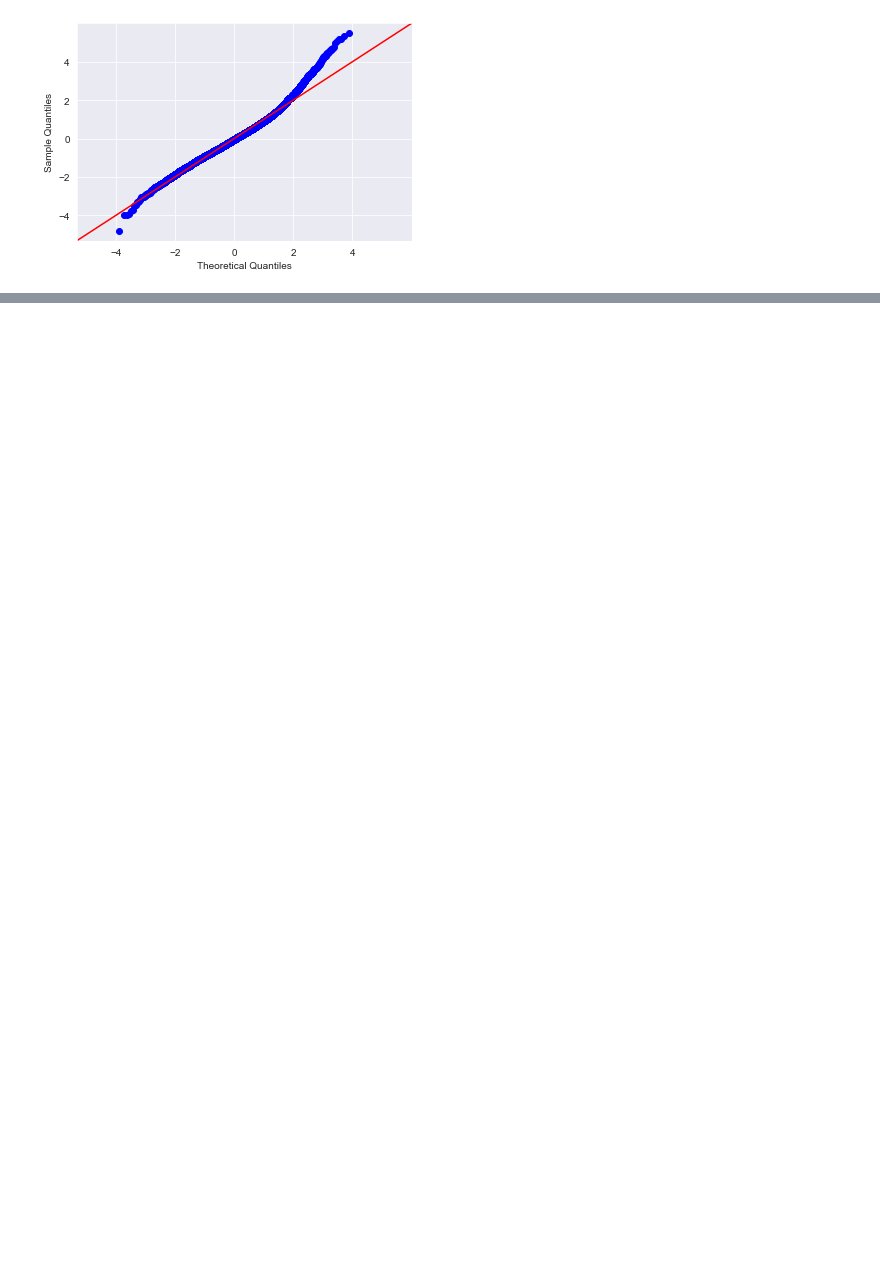
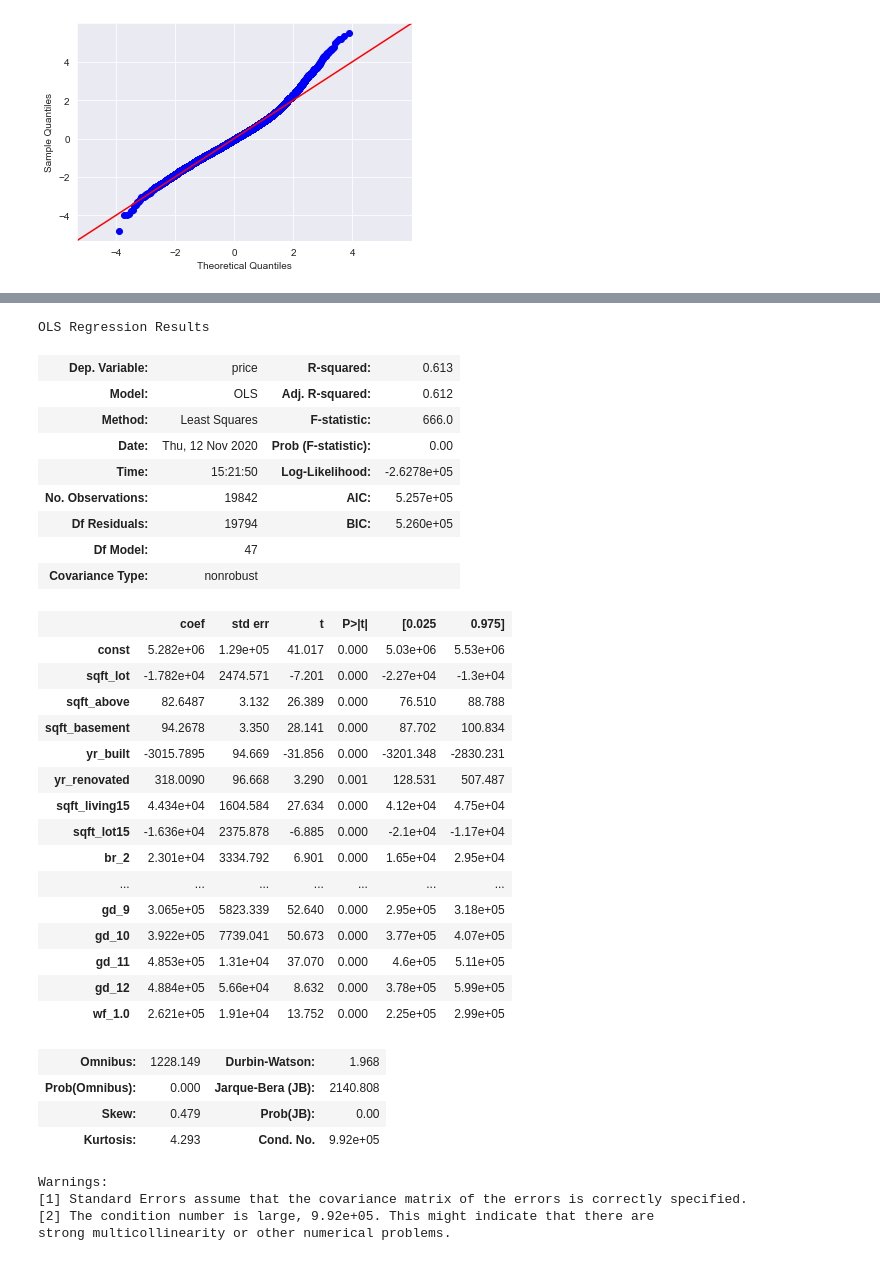
Before and after one commit to psuero1/house-sales-project, a Jupyter notebook: Notebooks/Iterative_Modeling.ipynb, the cells around one changed output, grey strips where cells are left out. Saved outputs shown, nothing was run; the diff lists cells and outputs as text; code cells hidden in the pictures; blank space fills up the shorter version.

```diff
--- a/Notebooks/Iterative_Modeling.ipynb
+++ b/Notebooks/Iterative_Modeling.ipynb
@@ -458,0 +468,40 @@ fig.show()
+# %%
+import statsmodels.api as sm
+XX = sm.add_constant(X_new)
+model = sm.OLS(y, XX).fit()
+model.summary()
+# %% [output]
+OLS Regression Results
+| Dep. Variable: | price | R-squared: | 0.613 |
+| Model: | OLS | Adj. R-squared: | 0.612 |
+| Method: | Least Squares | F-statistic: | 666.0 |
+| Date: | Thu, 12 Nov 2020 | Prob (F-statistic): | 0.00 |
+| Time: | 15:21:50 | Log-Likelihood: | -2.6278e+05 |
+| No. Observations: | 19842 | AIC: | 5.257e+05 |
+| Df Residuals: | 19794 | BIC: | 5.260e+05 |
+| Df Model: | 47 |  |  |
+| Covariance Type: | nonrobust |  |  |
+|  | coef | std err | t | P>|t| | [0.025 | 0.975] |
+| const | 5.282e+06 | 1.29e+05 | 41.017 | 0.000 | 5.03e+06 | 5.53e+06 |
+| sqft_lot | -1.782e+04 | 2474.571 | -7.201 | 0.000 | -2.27e+04 | -1.3e+04 |
+| sqft_above | 82.6487 | 3.132 | 26.389 | 0.000 | 76.510 | 88.788 |
+| sqft_basement | 94.2678 | 3.350 | 28.141 | 0.000 | 87.702 | 100.834 |
+| yr_built | -3015.7895 | 94.669 | -31.856 | 0.000 | -3201.348 | -2830.231 |
+| yr_renovated | 318.0090 | 96.668 | 3.290 | 0.001 | 128.531 | 507.487 |
+| sqft_living15 | 4.434e+04 | 1604.584 | 27.634 | 0.000 | 4.12e+04 | 4.75e+04 |
+| sqft_lot15 | -1.636e+04 | 2375.878 | -6.885 | 0.000 | -2.1e+04 | -1.17e+04 |
+| br_2 | 2.301e+04 | 3334.792 | 6.901 | 0.000 | 1.65e+04 | 2.95e+04 |
+| ... | ... | ... | ... | ... | ... | ... |
+| gd_9 | 3.065e+05 | 5823.339 | 52.640 | 0.000 | 2.95e+05 | 3.18e+05 |
+| gd_10 | 3.922e+05 | 7739.041 | 50.673 | 0.000 | 3.77e+05 | 4.07e+05 |
+| gd_11 | 4.853e+05 | 1.31e+04 | 37.070 | 0.000 | 4.6e+05 | 5.11e+05 |
+| gd_12 | 4.884e+05 | 5.66e+04 | 8.632 | 0.000 | 3.78e+05 | 5.99e+05 |
+| wf_1.0 | 2.621e+05 | 1.91e+04 | 13.752 | 0.000 | 2.25e+05 | 2.99e+05 |
+| Omnibus: | 1228.149 | Durbin-Watson: | 1.968 |
+| Prob(Omnibus): | 0.000 | Jarque-Bera (JB): | 2140.808 |
+| Skew: | 0.479 | Prob(JB): | 0.00 |
+| Kurtosis: | 4.293 | Cond. No. | 9.92e+05 |
+Warnings:
+[1] Standard Errors assume that the covariance matrix of the errors is correctly specified.
+[2] The condition number is large, 9.92e+05. This might indicate that there are
+strong multicollinearity or other numerical problems.
```
Also changed, not shown: parts of 17 cells of this notebook, 4 other files.
